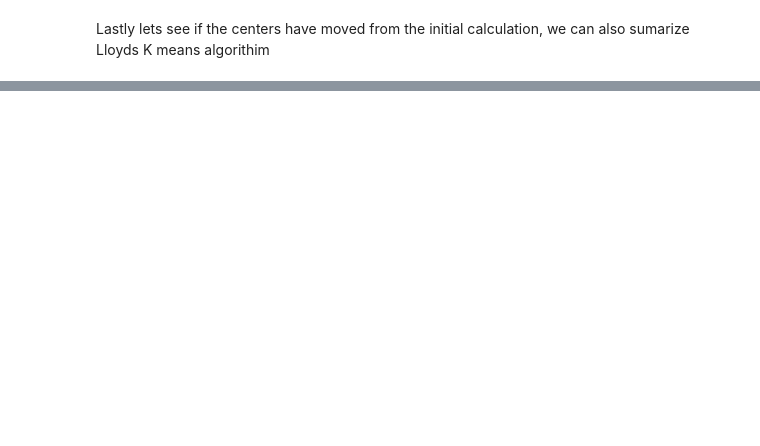
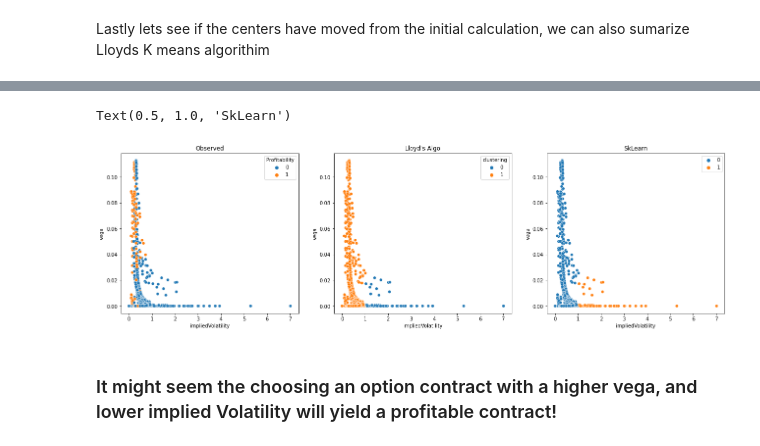
Before and after one commit to jeraldthatman/stockoption_v2, a Jupyter notebook: Classification_model.ipynb, the cells around one changed output, grey strips where cells are left out. Saved outputs shown, nothing was run; the diff lists cells and outputs as text; code cells hidden in the pictures; blank space fills up the shorter version.

```diff
--- a/Classification_model.ipynb
+++ b/Classification_model.ipynb
@@ -324,0 +366,7 @@ sns.scatterplot(x = vars[0], y= vars[1], hue = 'Profitability', data = profitabl
+# %%
+from sklearn.cluster import KMeans
+kmeans = KMeans(n_clusters=2)
+kmeans.fit(points)
+from sklearn.metrics import confusion_matrix,classification_report
+print(confusion_matrix(data['Profitability'],kmeans.labels_))
+print(classification_report(data['Profitability'],kmeans.labels_))
@@ -324,0 +384,10 @@ sns.scatterplot(x = vars[0], y= vars[1], hue = 'Profitability', data = profitabl
+# %%
+fig, axes = plt.subplots(1, 3, figsize=(22, 6))
+sns.scatterplot(x = vars[0], y= vars[1], hue = 'Profitability', data = profitable, ax = axes[0]).set_title('Observed')
+sns.scatterplot(x = vars[0], y= vars[1], hue = 'clustering', data = data, ax = axes[1]).set_title("Lloyd's Algo")
+sns.scatterplot(x = vars[0], y= vars[1], hue = kmeans.labels_, data = profitable, ax = axes[2]).set_title('SkLearn')
+# %% [output]
+Text(0.5, 1.0, 'SkLearn')
+[figure, added]
+# %% [markdown]
+### It might seem the choosing an option contract with a higher vega, and lower implied Volatility will yield a profitable contract!
```
Also changed, not shown: parts of 18 cells of this notebook.
